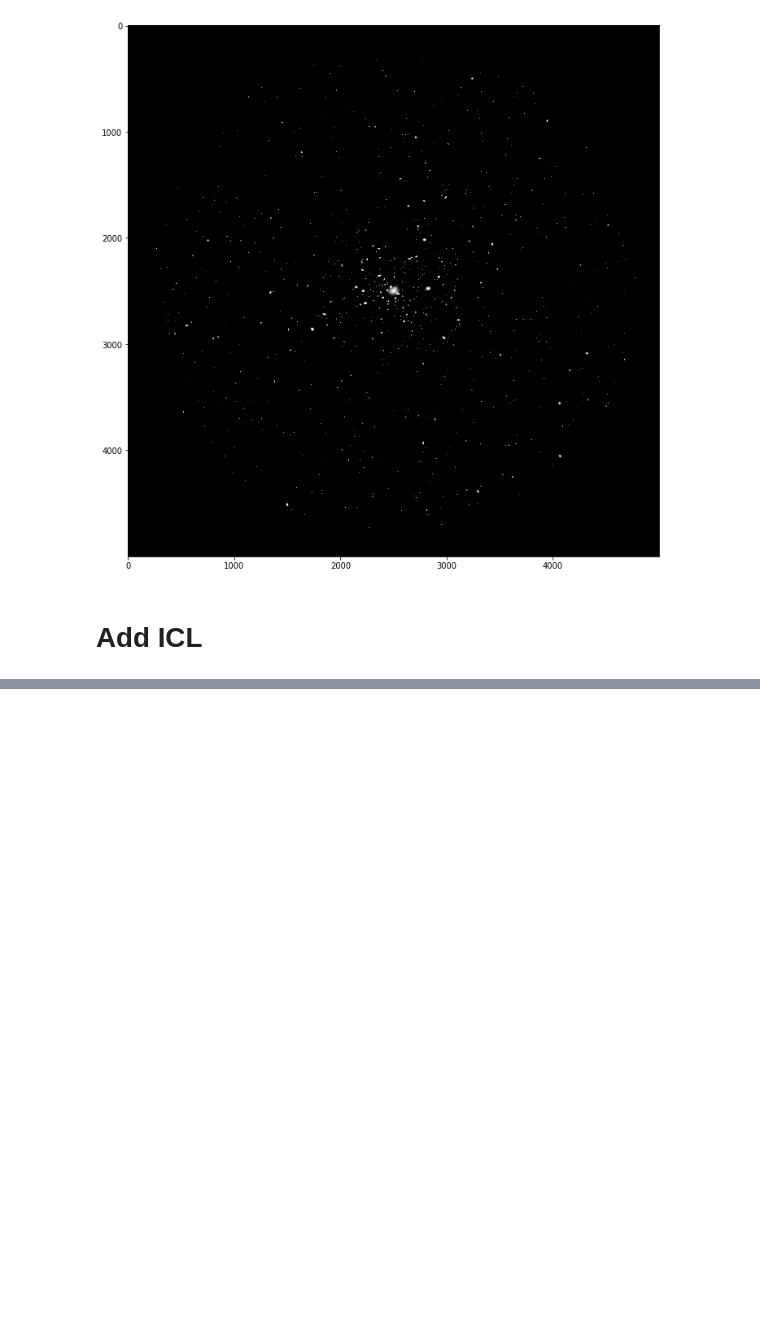
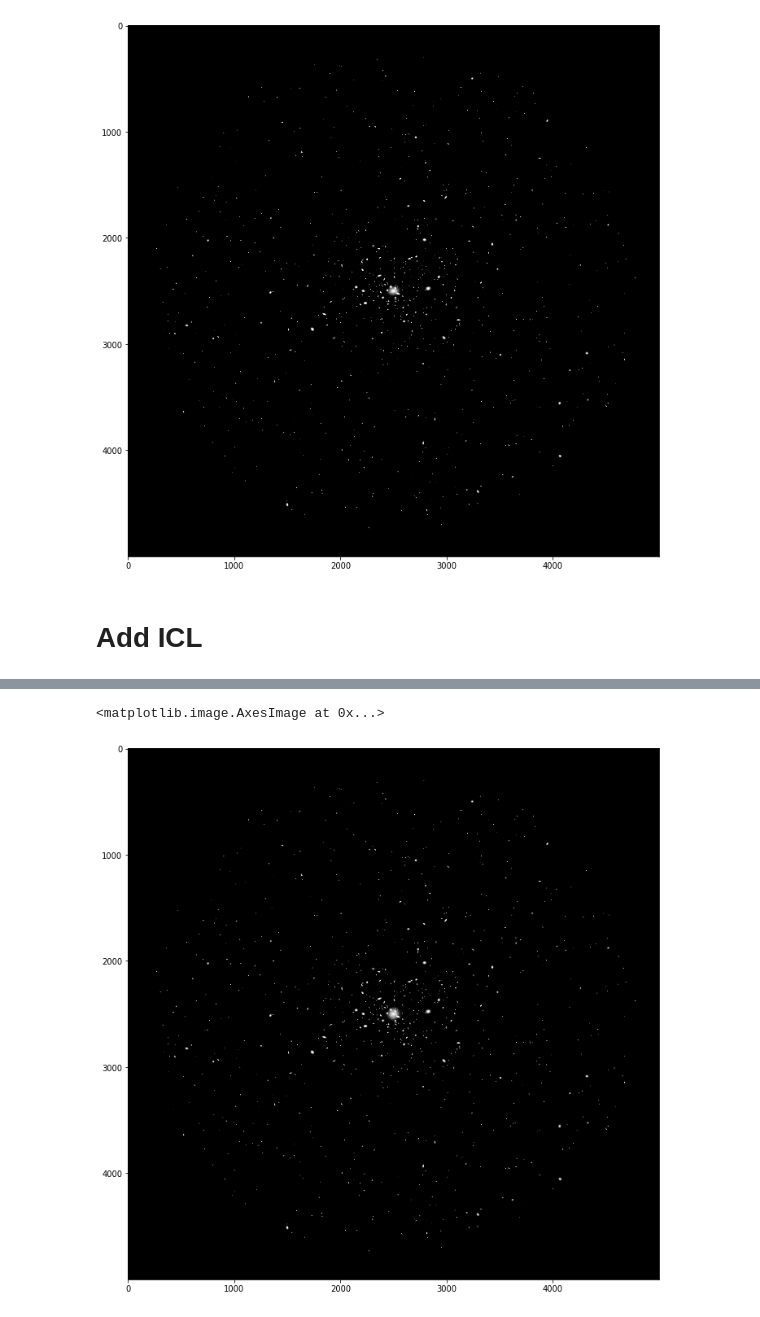
Before and after one commit to vargatn/synthetic, a Jupyter notebook: notebooks/galsim/Galsim_Mock_generator_v04_ICL.ipynb, the cells around one changed output, grey strips where cells are left out. Saved outputs shown, nothing was run; the diff lists cells and outputs as text; code cells hidden in the pictures; blank space fills up the shorter version.

```diff
--- a/notebooks/galsim/Galsim_Mock_generator_v04_ICL.ipynb
+++ b/notebooks/galsim/Galsim_Mock_generator_v04_ICL.ipynb
@@ -58,0 +135,5 @@ iclprof = icl.ICLProf(jk_profile_root, procmag, H0=70, Om0=0.3)
+# %%
+di = DrawICL(mass, z, bcg, galpath, mstarpath, jk_profile_root)
+# %%
+di.load_data()
+di.prepare_icl()
@@ -58,0 +142,8 @@ iclprof = icl.ICLProf(jk_profile_root, procmag, H0=70, Om0=0.3)
+# %%
+fig = plt.figure(figsize=(12, 12))
+ax = fig.add_subplot(111)
+cc = df.canvas.array + di.flux_z
+ax.imshow(np.arcsinh(cc) / cc, cmap=plt.cm.gray_r)
+# %% [output]
+<matplotlib.image.AxesImage at 0x...>
+[figure, added]
```
Also changed, not shown: parts of 13 cells of this notebook, 2 other files.
